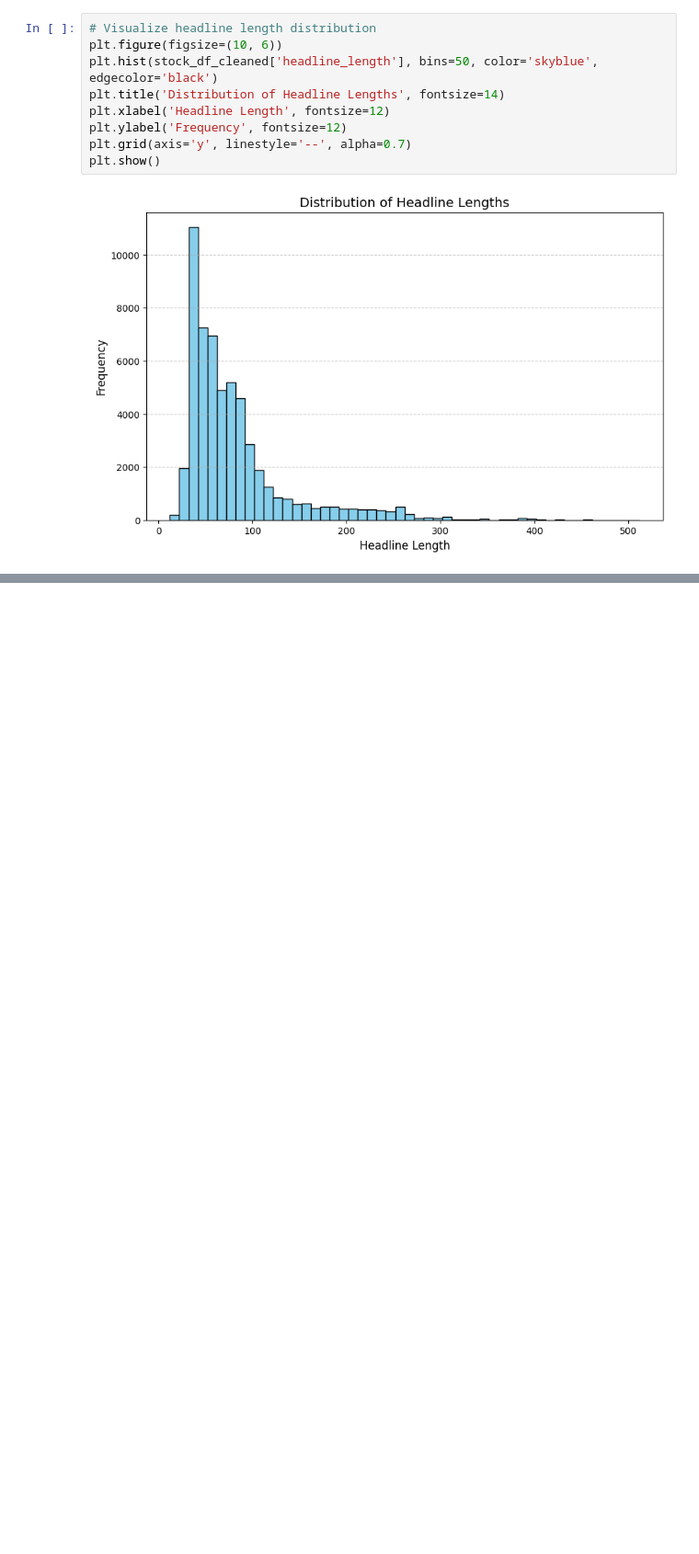
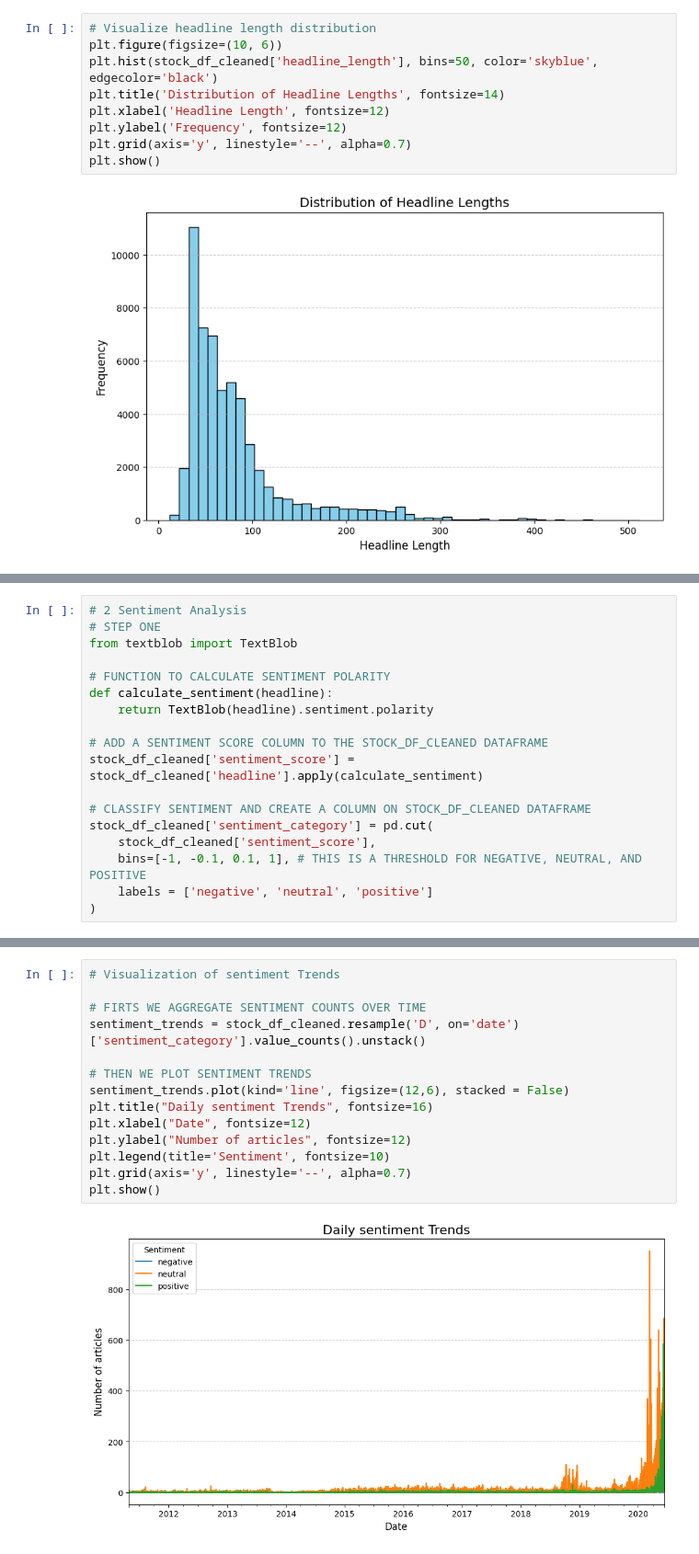
Before and after one commit to ibso99/Week-1, a Jupyter notebook: notebooks/Stock_Data_Analysis.ipynb, the cells around one changed output, grey strips where cells are left out. Shown at 92% size. Drawn from its saved outputs; the diff is of its cells as text; blank space fills up the shorter version.

```diff
--- a/notebooks/Stock_Data_Analysis.ipynb
+++ b/notebooks/Stock_Data_Analysis.ipynb
@@ -159,0 +175,18 @@ plt.show()
+# %%
+# 2 Sentiment Analysis
+# STEP ONE
+from textblob import TextBlob
+
+# FUNCTION TO CALCULATE SENTIMENT POLARITY
+def calculate_sentiment(headline):
+    return TextBlob(headline).sentiment.polarity
+
+# ADD A SENTIMENT SCORE COLUMN TO THE STOCK_DF_CLEANED DATAFRAME
+stock_df_cleaned['sentiment_score'] = stock_df_cleaned['headline'].apply(calculate_sentiment)
+
+# CLASSIFY SENTIMENT AND CREATE A COLUMN ON STOCK_DF_CLEANED DATAFRAME
+stock_df_cleaned['sentiment_category'] = pd.cut(
+    stock_df_cleaned['sentiment_score'],
+    bins=[-1, -0.1, 0.1, 1], # THIS IS A THRESHOLD FOR NEGATIVE, NEUTRAL, AND POSITIVE
+    labels = ['negative', 'neutral', 'positive']
+)
@@ -159,0 +216,16 @@ plt.show()
+# %%
+# Visualization of sentiment Trends
+
+# FIRTS WE AGGREGATE SENTIMENT COUNTS OVER TIME
+sentiment_trends = stock_df_cleaned.resample('D', on='date')['sentiment_category'].value_counts().unstack()
+
+# THEN WE PLOT SENTIMENT TRENDS
+sentiment_trends.plot(kind='line', figsize=(12,6), stacked = False)
+plt.title("Daily sentiment Trends", fontsize=16)
+plt.xlabel("Date", fontsize=12)
+plt.ylabel("Number of articles", fontsize=12)
+plt.legend(title='Sentiment', fontsize=10)
+plt.grid(axis='y', linestyle='--', alpha=0.7)
+plt.show()
+# %% [output]
+[figure, added]
```
Also changed, not shown: parts of 3 cells of this notebook.
